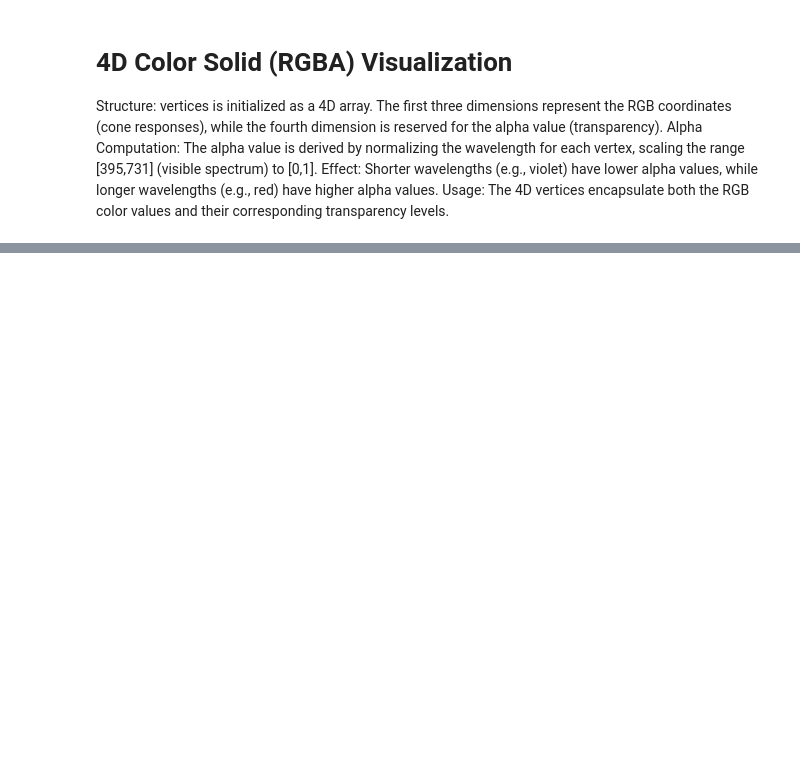
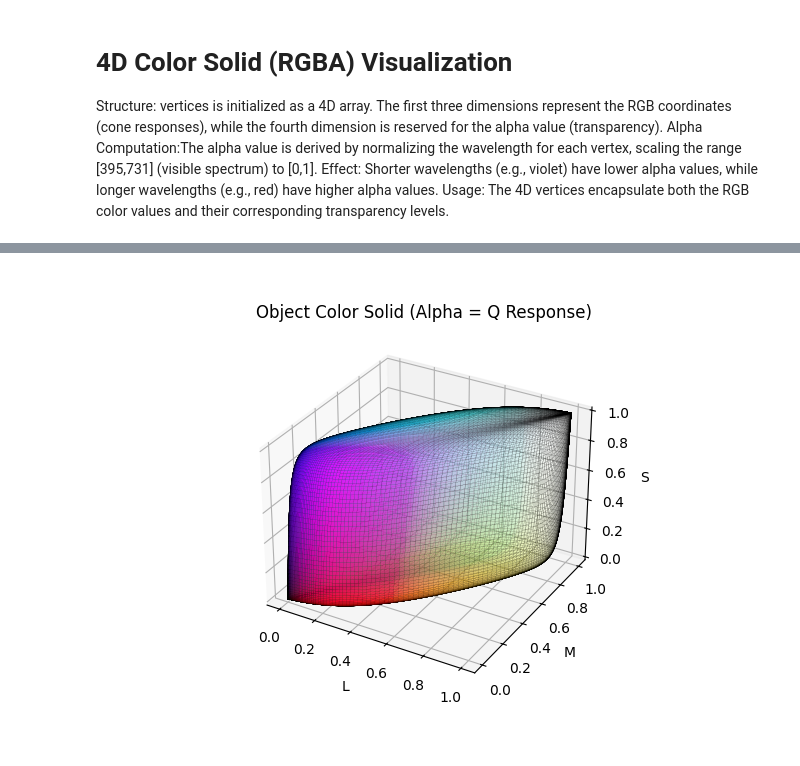
Before and after one commit to Object-Color-Solid-Render/ocsr-theory, a Jupyter notebook: 4D_object_color_solid_colors_Alpha.ipynb, the cells around one changed output, grey strips where cells are left out. Cells and saved outputs as stored; diff of their text form; code cells hidden in the pictures; blank space fills up the shorter version.

```diff
--- a/4D_object_color_solid_colors_Alpha.ipynb
+++ b/4D_object_color_solid_colors_Alpha.ipynb
@@ -166,0 +492,9 @@ plt.savefig('color_solid_Q_as_Alpha.png')  # Save the plot
+# %%
+wavelengths = np.arange(395, 731, 2)
+standard_tetrachromat = Observer.tetrachromat(wavelengths)
+illuminant = Illuminant.get("D65").interpolate_values(wavelengths)
+lqm = ObjectColorSolidAlpha2(standard_tetrachromat, illuminant, wavelengths, alpha='Q')
+lqm.plot3DColorSolid(title='Object Color Solid (Alpha = Q Response)', xlabel='L', ylabel='M', zlabel='S')
+plt.savefig('color_solid_Q_as_Alpha.png')  # Save the plot
+# %% [output]
+[figure, added]
```
Also changed, not shown: parts of 12 cells of this notebook.
